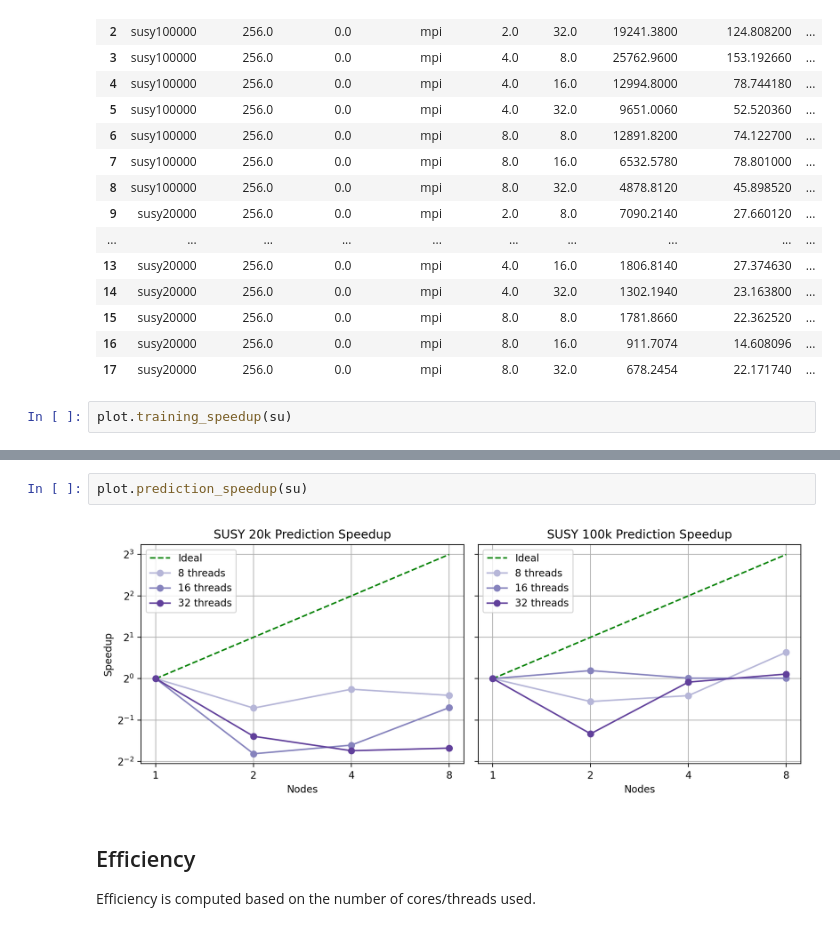
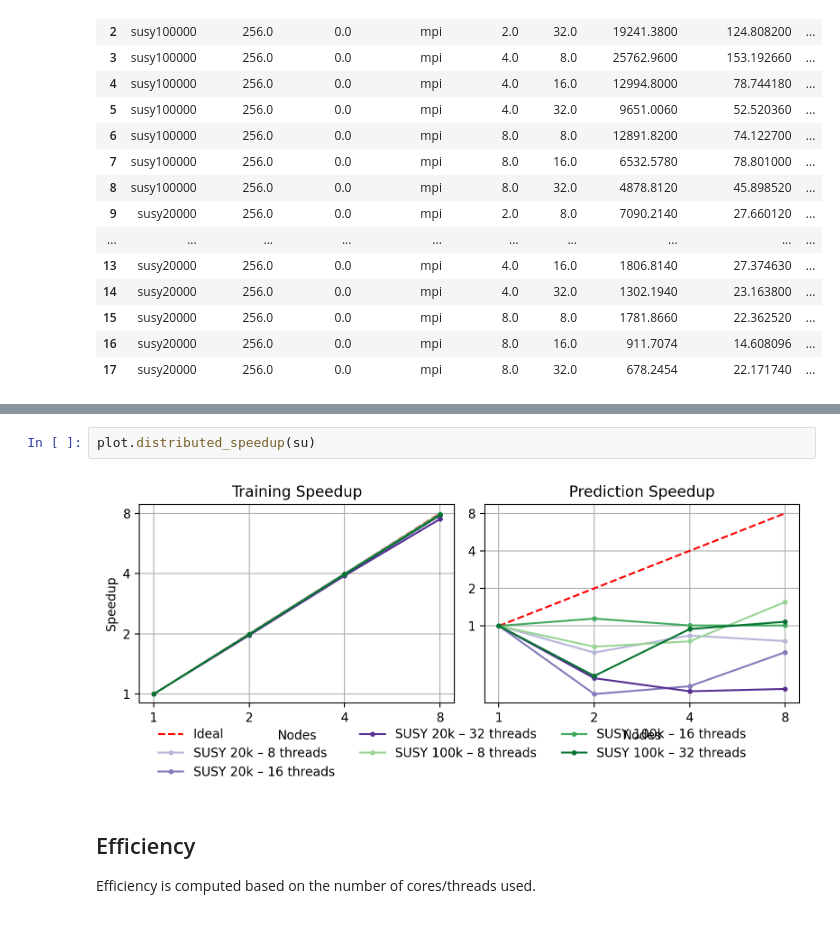
Before and after one commit to FedericoBustaffa/random_forest, a Jupyter notebook: notebooks/distributed_memory.ipynb, the cells around one changed output, grey strips where cells are left out. Saved outputs shown, nothing was run; the diff lists cells and outputs as text.

```diff
--- a/notebooks/distributed_memory.ipynb
+++ b/notebooks/distributed_memory.ipynb
@@ -133,5 +137,3 @@ su
 | 15 | susy20000 | 256.0 | 0.0 | mpi | 8.0 | 8.0 | 1781.8660 | 22.362520 | ... |
 | 16 | susy20000 | 256.0 | 0.0 | mpi | 8.0 | 16.0 | 911.7074 | 14.608096 | ... |
 | 17 | susy20000 | 256.0 | 0.0 | mpi | 8.0 | 32.0 | 678.2454 | 22.171740 | ... |
-# %%
-plot.training_speedup(su)
@@ -140,7 +140,7 @@ plot.training_speedup(su)
-# %%
-plot.prediction_speedup(su)
-# %% [output]
-[figure, removed]
+# %%
+plot.distributed_speedup(su)
+# %% [output]
+[figure, added]
 # %% [markdown]
 ## Efficiency
 
```
Also changed, not shown: parts of 7 cells of this notebook, 34 other files.
